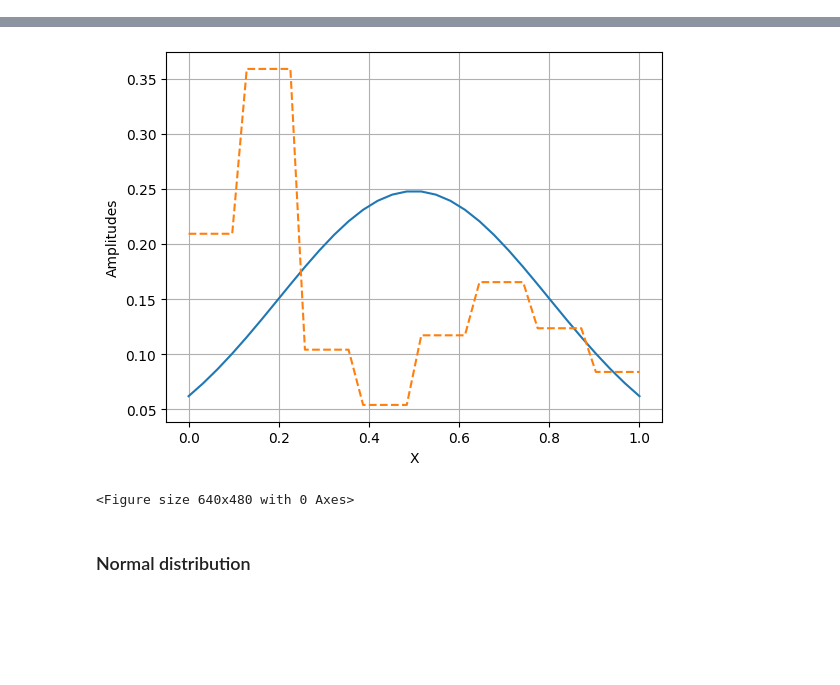
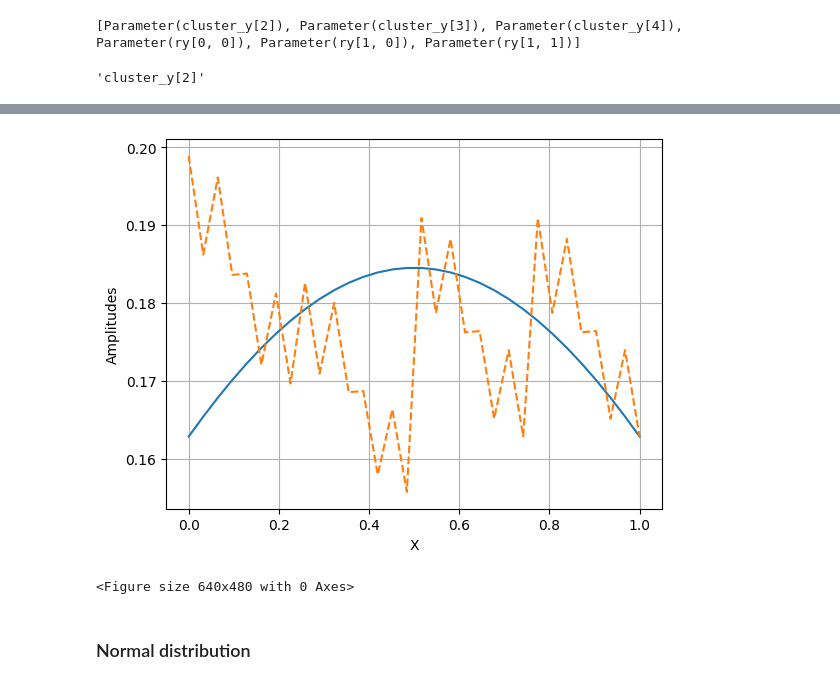
Before and after one commit to IsmaelCesar/sanches-modified, a Jupyter notebook: replicates/distributions.ipynb, the cells around one changed output, grey strips where cells are left out. Drawn from its saved outputs; the diff is of its cells as text; code cells hidden in the pictures; blank space fills up the shorter version.

Commit message:
printing parameter order

```diff
--- a/replicates/distributions.ipynb
+++ b/replicates/distributions.ipynb
@@ -33,7 +32,7 @@ class ReplicateOptModule:
         return get_state_vector(temp_ansatz)
 
     def loss(self, output_state: np.ndarray ,target_state: np.ndarray):
-        return np.mean(target_state**2 + output_state**2 - 2*target_state*output_state)
+        return np.mean(np.abs(output_state - target_state)**2)
 
     def _compute_partial(self, out_amp: float, amp_idx: int, param: float, param_idx: int, param_lvl: int):
         """
@@ -68,8 +67,6 @@ class ReplicateOptModule:
 
         # navigate unclustered angles
         for param_level in range(self._k0):
-            2**param_level
-
             # at each level we have exactly 2**param_level angles
             for param_idx in range(2**param_level):
                 param = params[param_idx + 2**param_level - 1]
@@ -77,11 +74,11 @@ class ReplicateOptModule:
 
 
         # navigate unclustered angles
-        clustered_parameters = len(params) - 2**self._k0 - 1
-        for c_param in range(clustered_parameters):
-            # infer param index by cluster level
-            param_idx = 2**self._k0 - 1 + c_param
-            param_level = self._k0 + c_param
+        clustered_parameters = self._num_qubits - self._k0
+
+        # From the levels after k0, the number of parameters are equal to the number of qubits left
+        for param_idx in range(clustered_parameters, self._num_qubits+1):
+            param_level = param_idx - 1
 
             param = params[param_idx]
             loss_derivatives[param_idx] = self._loss_partial(output_state, targ_state, param, param_idx, param_level)
@@ -121,7 +118,7 @@ class ReplicateOptModule:
         return {"loss": computed_loss, "x": params}
 # %%
 num_qubits = 5
-state_params = {"x_points": (0, 1), "loc": 0.5, "scale": 0.3}
+state_params = {"x_points": (0, 1), "loc": 0.5, "scale": 1.}
 
 normal_amplitudes = get_state(num_qubits, "normal", state_params)
 eta = compute_eta("normal", density_params=state_params)
@@ -130,5 +127,5 @@ sanchez = SanchezAnsatz(normal_amplitudes, eps=0.05, eta=eta)
 
 t_sanchez = transpile(sanchez, basis_gates=["u", "cx"])
 # %%
-custom_em = ReplicateOptModule(t_sanchez.reverse_bits(), sanchez.k0, sanchez.init_params, normal_amplitudes, maxiter=50)
+custom_em = ReplicateOptModule(t_sanchez, sanchez.k0, sanchez.init_params, normal_amplitudes, maxiter=1000)
 result = custom_em.minimize()
@@ -135,7 +164,13 @@ result = custom_em.minimize()
+# %%
+param_list = list(temp.parameters)
+print(param_list)
+param_list[0].name
+# %% [output]
+[Parameter(cluster_y[2]), Parameter(cluster_y[3]), Parameter(cluster_y[4]), Parameter(ry[0, 0]), Parameter(ry[1, 0]), Parameter(ry[1, 1])]
+'cluster_y[2]'
 # %%
 print("Loss: " , result["loss"])
-proper_params = list(reversed(result["x"]))
-t_sanchez_p = t_sanchez.assign_parameters(proper_params)
+t_sanchez_p = t_sanchez.assign_parameters(result["x"])
 output_state = get_state_vector(t_sanchez_p)
 
 x_points = np.linspace(0, 1, 2**num_qubits)
@@ -152,4 +187,4 @@ Loss:  (0.011500601109203435+0j)
-[figure, old version]
+[figure, new version]
 <Figure size 640x480 with 0 Axes>
 # %% [markdown]
 ### Normal distribution
```
Also changed, not shown: parts of 5 cells of this notebook.
